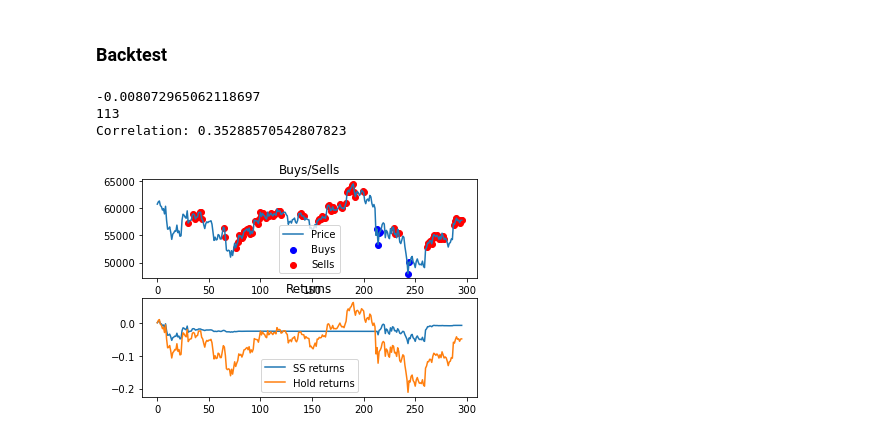
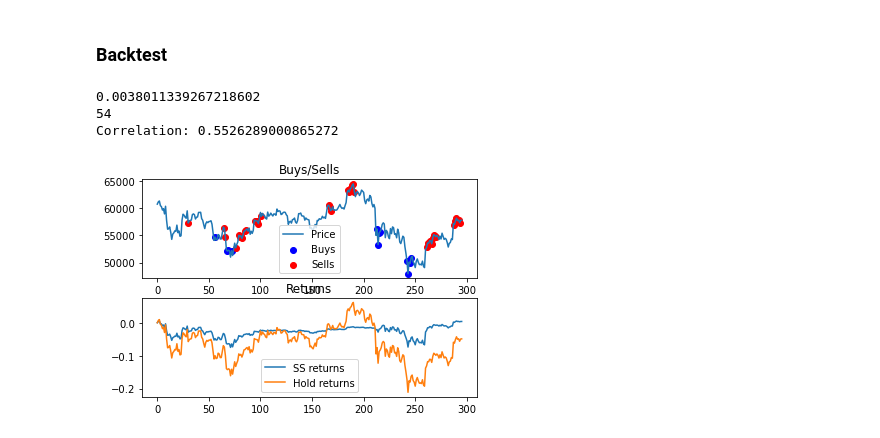
Before and after one commit to Sergeytata/Data-Science-Small-Tutorial, a Jupyter notebook: for_noobs_with_love.ipynb, the cells around one changed output. Cells and saved outputs as stored; diff of their text form; code cells hidden in the pictures.

```diff
--- a/for_noobs_with_love.ipynb
+++ b/for_noobs_with_love.ipynb
@@ -543,7 +543,7 @@ class MLStrategy():
             self.prev_price = ticker['close']
             return 1
 
-        elif pred_price < 0.98*self.prev_price:
+        elif pred_price < 0.97*self.prev_price:
             # if price will be lower by more than 10 percent => sell
             self.prev_price = ticker['close']
             return -1
@@ -560,42 +564,42 @@ from backtest import Backtest
 # Test your ML strategy
 # create your backtest
 balance_counter =  100
-balance_base = 0.0001
+balance_base = 0.001
 w1 = 1
 # bt = Backtest(balance_counter*w1, order_volume_prop=0.4)
-bt = Backtest(balance_counter*w1, balance_base= balance_base, order_volume_prop=0.2)
+bt = Backtest(balance_counter*w1, order_volume_prop=0.1)
 
 # create dataFrame for tickers
 tickers = pd.DataFrame({})
 tickers['close'] = X_test['prev_price1']
 N = len(tickers)
 
 # init your ml strategy above
 nn = True
 if nn:
     # NN
     ml_strategy = MLStrategy(model, nn=True)
 
 else:
     # RF
     ml_strategy = MLStrategy(regr, nn=False)
 
 for i in range(N):
     ticker = tickers.iloc[i]
     # print(ticker)
     signal = ml_strategy.get_signal(ticker)
     # print(signal)
     bt.run(ticker,signal)
 
 
 print(bt.get_return())
 print((bt.total_trades()))
 # computes correlation between trading returns and hold
 print('Correlation: {}'.format(bt.get_correlation()))
 fig = bt.visualise()
 plt.show()
 # %% [output]
--0.008072965062118697
-113
-Correlation: 0.35288570542807823
+0.0038011339267218602
+54
+Correlation: 0.5526289000865272
-[figure, old version]
+[figure, new version]
```
Also changed, not shown: parts of 6 cells of this notebook, 1 other file.
